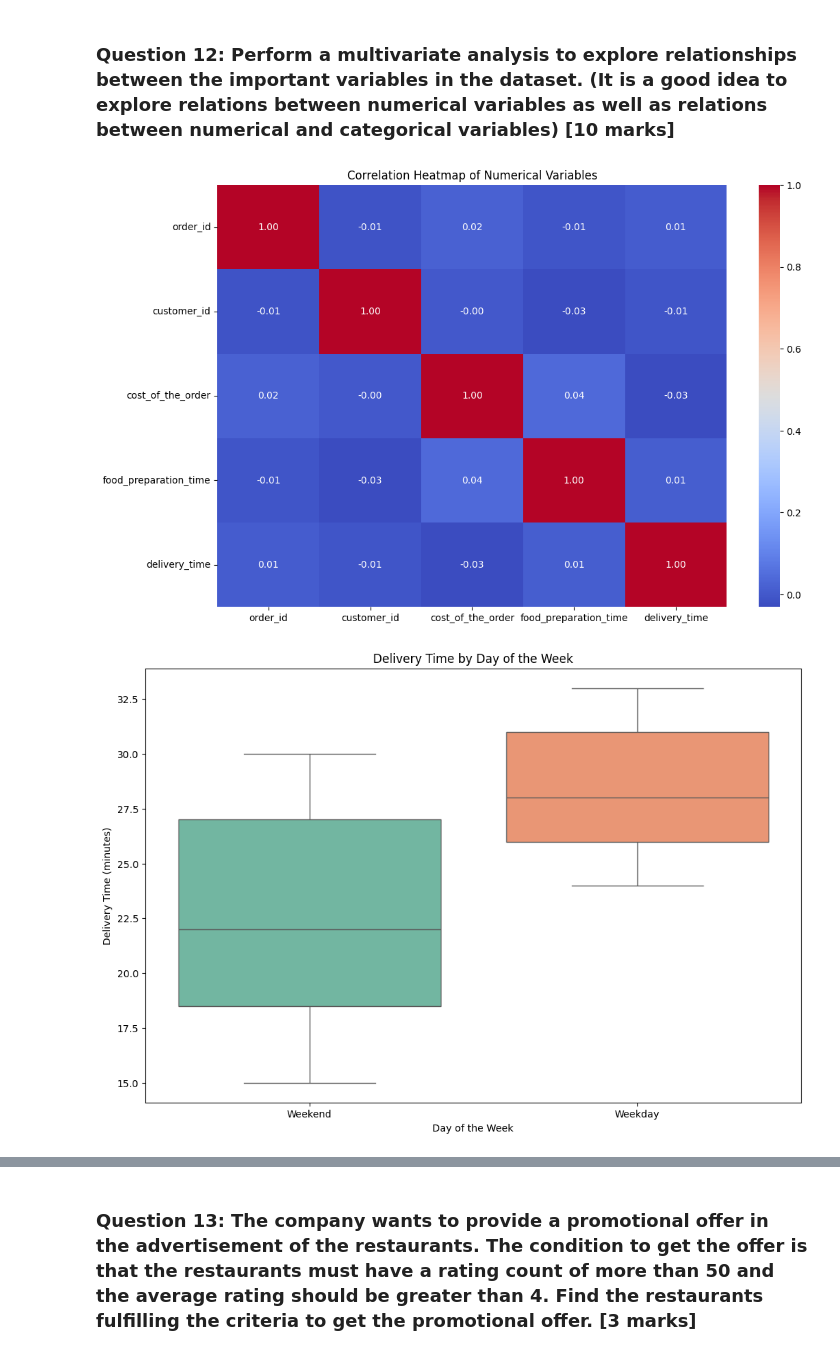
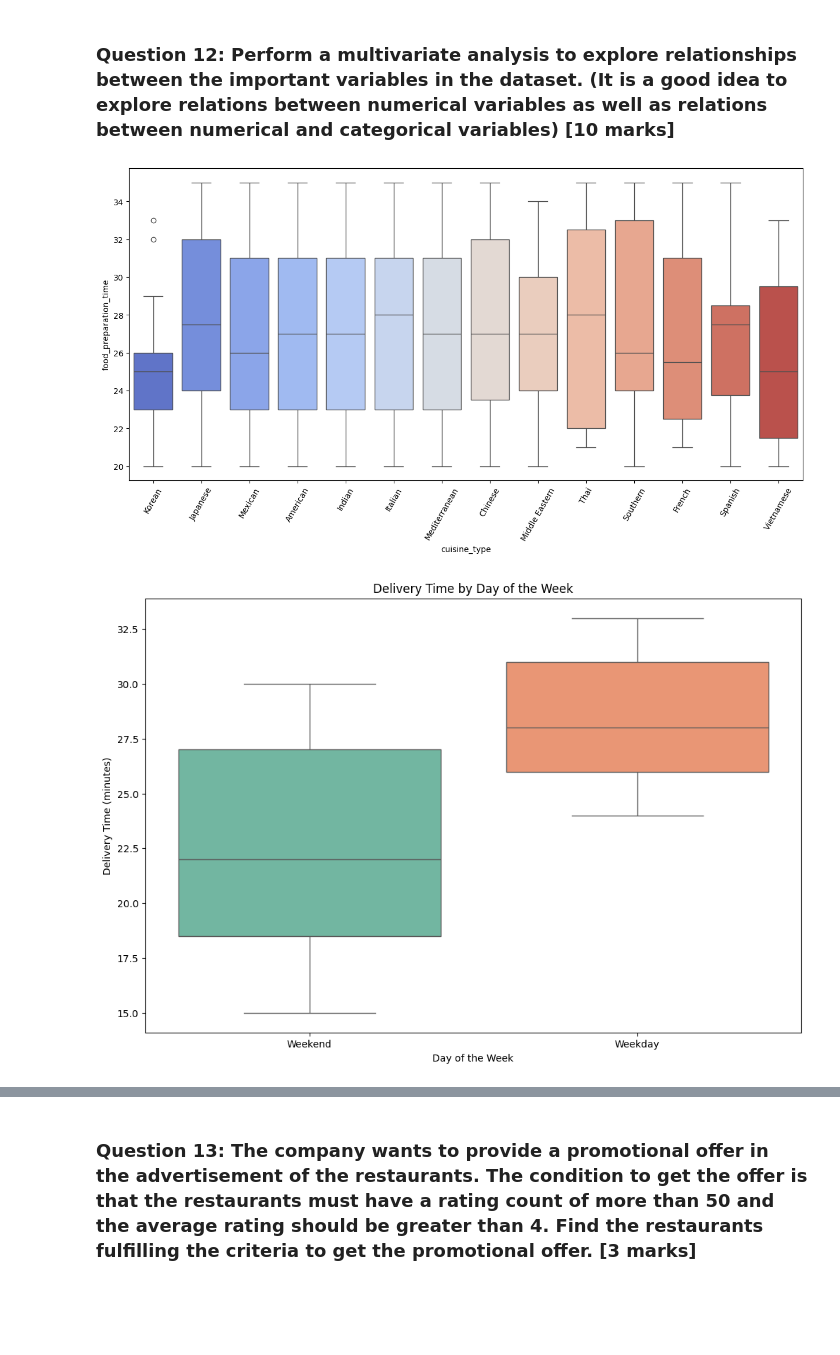
Before and after one commit to gsaini/ai-playgrounds, a Jupyter notebook: Learner_Notebook_Full_Code.ipynb, the cells around one changed output, grey strips where cells are left out. Cells and saved outputs as stored; diff of their text form; code cells hidden in the pictures; blank space fills up the shorter version.

Commit message:
Added Foodhub Data Analysis Notebook.

```diff
--- a/Learner_Notebook_Full_Code.ipynb
+++ b/Learner_Notebook_Full_Code.ipynb
@@ -40,6 +40,10 @@ import pandas as pd
 # import libraries for data visualization
 import matplotlib.pyplot as plt
 import seaborn as sns
+
+import matplotlib as mpl
+
+mpl.rcParams['font.family'] = 'DejaVu Sans'
 # %% [markdown]
 ### Understanding the structure of the data
 # %%
@@ -51,6 +55,6 @@ Mounted at /content/drive
 # %%
 # Write your code here to read the data
-df = pd.read_csv('/content/sample_data/foodhub_order.csv')
+df = pd.read_csv('/content/drive/MyDrive/Learner Notebooks/data/foodhub_order.csv')
 # %%
 # Write your code here to view the first 5 rows
 df.head()
@@ -297,31 +309,48 @@ Name: count, dtype: int64
 # %% [markdown]
 ### **Question 12**: Perform a multivariate analysis to explore relationships between the important variables in the dataset. (It is a good idea to explore relations between numerical variables as well as relations between numerical and categorical variables) [10 marks]
 # %%
-# Select only numeric columns for correlation
-numeric_df = df.select_dtypes(include=['float64', 'int64'])
-correlation_matrix = numeric_df.corr()
-plt.figure(figsize=(12, 8))
-sns.heatmap(correlation_matrix, annot=True, cmap='coolwarm', fmt='.2f')
-plt.title('Correlation Heatmap of Numerical Variables')
+# Cuisine vs Food Preparation time
+# Relationship between food preparation time and cuisine type
+plt.figure(figsize=(15,7))
+sns.boxplot(x = "cuisine_type", y = "food_preparation_time", data = df, palette = 'coolwarm', hue="cuisine_type", legend=False)
+plt.xticks(rotation = 60)
 plt.show()
 
 # Boxplot of delivery time by day of the week
 plt.figure(figsize=(12, 8))
 sns.boxplot(x='day_of_the_week', y='delivery_time', data=df, hue='day_of_the_week', palette='Set2', dodge=False, legend=False)
 plt.title('Delivery Time by Day of the Week')
 plt.xlabel('Day of the Week')
 plt.ylabel('Delivery Time (minutes)')
 plt.show()
 
 # Boxplot of cost of the order by cuisine type
 plt.figure(figsize=(12, 8))
 sns.boxplot(x='cuisine_type', y='cost_of_the_order', data=df, hue='cuisine_type', palette='Set3', dodge=False, legend=False)
 plt.title('Cost of the Order by Cuisine Type')
 plt.xlabel('Cuisine Type')
 plt.ylabel('Cost of the Order')
 plt.xticks(rotation=45)
 plt.show()
+
+# Relationship between rating and delivery time
+plt.figure(figsize=(15, 7))
+sns.pointplot(x = 'rating', y = 'delivery_time', data = df)
+plt.show()
+
+# Relationship between rating and food preparation time
+plt.figure(figsize=(15, 7))
+sns.pointplot(x = 'rating', y = 'food_preparation_time', data = df)  ## Complete the code to visualize the relationship between rating and food preparation time using pointplot
+plt.show()
+
+# Select only numeric columns for correlation
+col_list = ['cost_of_the_order', 'food_preparation_time', 'delivery_time']
+correlation_matrix = df[col_list].corr()
+plt.figure(figsize=(12, 8))
+sns.heatmap(correlation_matrix, annot=True, cmap='coolwarm', fmt='.2f')
+plt.title('Correlation Heatmap of Numerical Variables')
+plt.show()
 # %% [output]
-[figure, old version]
+[figure, new version]
 [figure]
 [figure]
```
Also changed, not shown: parts of 21 cells of this notebook.
